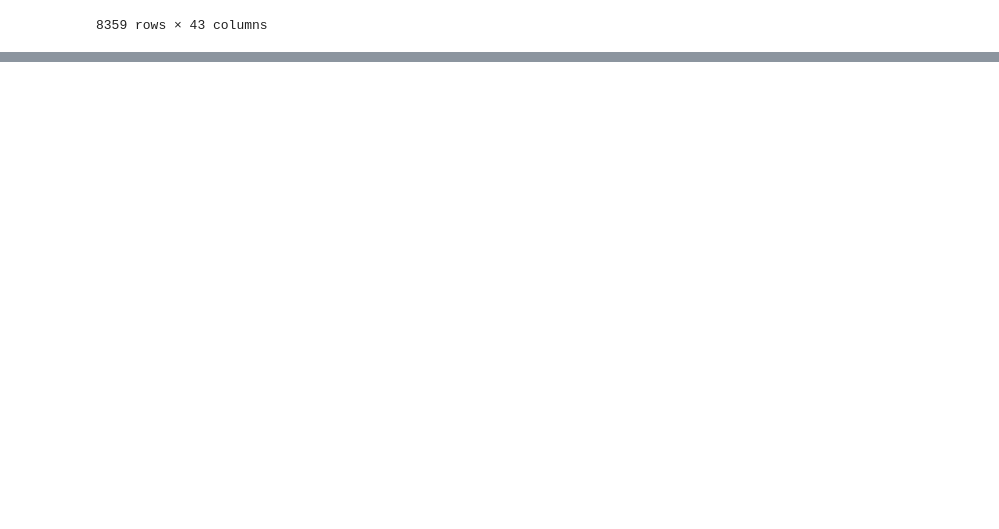
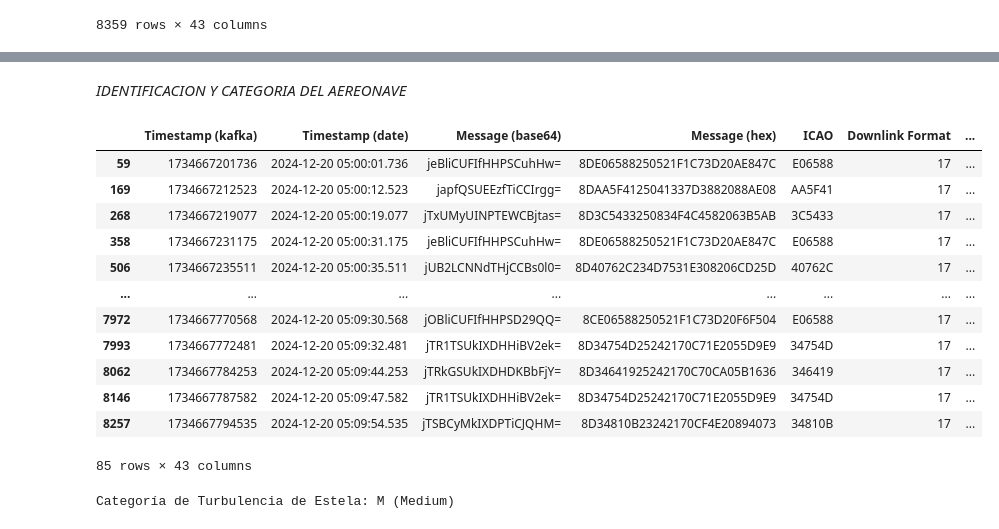
Before and after one commit to PD2-iberIA/despegues, a Jupyter notebook: src/segundoDespegue.ipynb, the cells around one changed output, grey strips where cells are left out. Drawn from its saved outputs; the diff is of its cells as text; code cells hidden in the pictures; blank space fills up the shorter version.

```diff
--- a/src/segundoDespegue.ipynb
+++ b/src/segundoDespegue.ipynb
@@ -121,0 +170,25 @@ df_resultado
+# %% [markdown]
+*IDENTIFICACION Y CATEGORIA DEL AEREONAVE*
+# %%
+df_resultado[df_resultado['Typecode']==4]
+# %% [output]
+|  | Timestamp (kafka) | Timestamp (date) | Message (base64) | Message (hex) | ICAO | Downlink Format | ... |
+| 59 | 1734667201736 | 2024-12-20 05:00:01.736 | jeBliCUFIfHHPSCuhHw= | 8DE06588250521F1C73D20AE847C | E06588 | 17 | ... |
+| 169 | 1734667212523 | 2024-12-20 05:00:12.523 | japfQSUEEzfTiCCIrgg= | 8DAA5F4125041337D3882088AE08 | AA5F41 | 17 | ... |
+| 268 | 1734667219077 | 2024-12-20 05:00:19.077 | jTxUMyUINPTEWCBjtas= | 8D3C5433250834F4C4582063B5AB | 3C5433 | 17 | ... |
+| 358 | 1734667231175 | 2024-12-20 05:00:31.175 | jeBliCUFIfHHPSCuhHw= | 8DE06588250521F1C73D20AE847C | E06588 | 17 | ... |
+| 506 | 1734667235511 | 2024-12-20 05:00:35.511 | jUB2LCNNdTHjCCBs0l0= | 8D40762C234D7531E308206CD25D | 40762C | 17 | ... |
+| ... | ... | ... | ... | ... | ... | ... | ... |
+| 7972 | 1734667770568 | 2024-12-20 05:09:30.568 | jOBliCUFIfHHPSD29QQ= | 8CE06588250521F1C73D20F6F504 | E06588 | 17 | ... |
+| 7993 | 1734667772481 | 2024-12-20 05:09:32.481 | jTR1TSUkIXDHHiBV2ek= | 8D34754D25242170C71E2055D9E9 | 34754D | 17 | ... |
+| 8062 | 1734667784253 | 2024-12-20 05:09:44.253 | jTRkGSUkIXDHDKBbFjY= | 8D34641925242170C70CA05B1636 | 346419 | 17 | ... |
+| 8146 | 1734667787582 | 2024-12-20 05:09:47.582 | jTR1TSUkIXDHHiBV2ek= | 8D34754D25242170C71E2055D9E9 | 34754D | 17 | ... |
+| 8257 | 1734667794535 | 2024-12-20 05:09:54.535 | jTSBCyMkIXDPTiCJQHM= | 8D34810B23242170CF4E20894073 | 34810B | 17 | ... |
+85 rows × 43 columns
+# %%
+msg = "8D40762C234D7531E308206CD25D	"  # Mensaje ADS-B de prueba
+
+wtc = Decoder.getWakeTurbulenceCategory(msg)
+print("Categoría de Turbulencia de Estela:", wtc)
+# %% [output]
+Categoría de Turbulencia de Estela: M (Medium)
```
Also changed, not shown: parts of 3 cells of this notebook, 1 other file.
